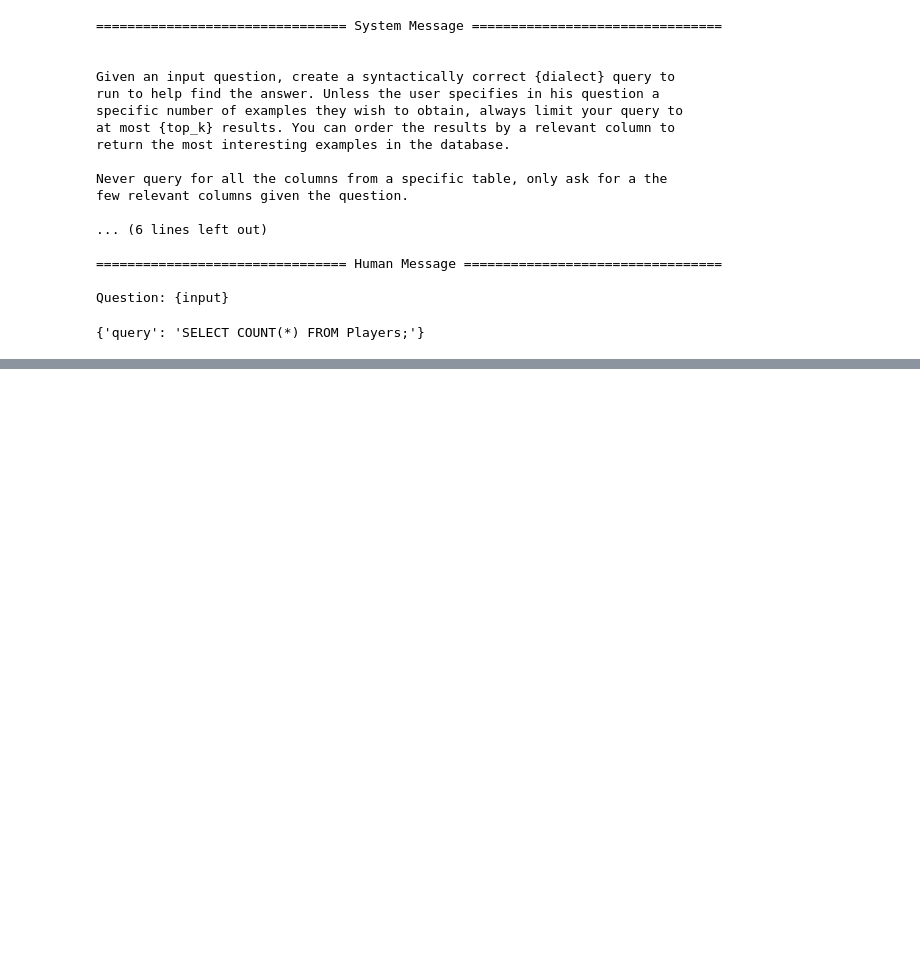
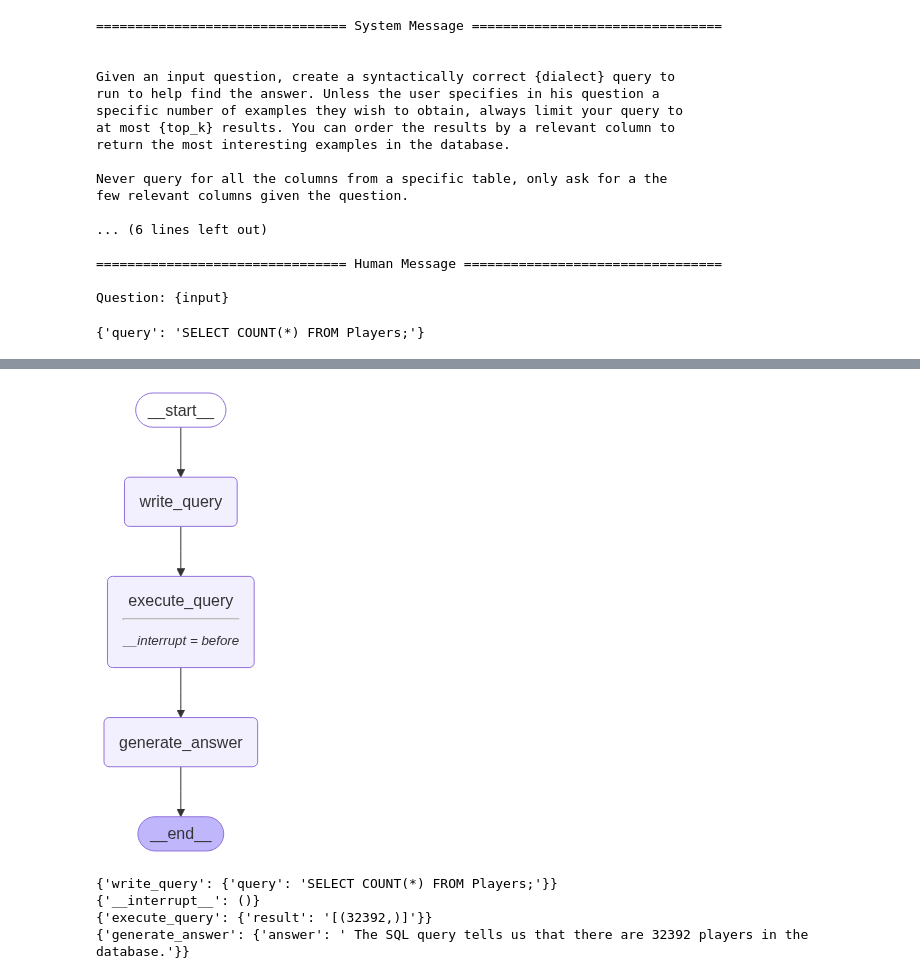
Before and after one commit to SnowHana/toelo, a Jupyter notebook: src/toelo/sql_qa.ipynb, the cells around one changed output, grey strips where cells are left out. Drawn from its saved outputs; the diff is of its cells as text; code cells hidden in the pictures; blank space fills up the shorter version.

```diff
--- a/src/toelo/sql_qa.ipynb
+++ b/src/toelo/sql_qa.ipynb
@@ -129,0 +189,38 @@ write_query({"question" : "How many players exists in our database, you can use
+# %%
+# Human in loop to check?
+
+from langgraph.checkpoint.memory import MemorySaver
+
+memory = MemorySaver()
+graph = graph_builder.compile(checkpointer=memory, interrupt_before=["execute_query"])
+
+# Persistence need to specify a thread ID
+# So that we can continue the run after review
+config = {"configurable": {"thread_id": 1}}
+display(Image(graph.get_graph().draw_mermaid_png()))
+# %% [output]
+[figure, added]
+# %%
+for step in graph.stream(
+    {"question": "How many players exists in our database, you can use Players table"},
+    config,
+    stream_mode="updates",
+):
+    print(step)
+
+try:
+    user_approval = input("Do you want to execute query? y/n: ")
+except Exception:
+    user_approval = "n"
+
+if user_approval.lower() == "y":
+    # Continue graph execution
+    for step in graph.stream(None, config, stream_mode="updates"):
+        print(step)
+else:
+    print("Operation Cancelled by user")
+# %% [output]
+{'write_query': {'query': 'SELECT COUNT(*) FROM Players;'}}
+{'__interrupt__': ()}
+{'execute_query': {'result': '[(32392,)]'}}
+{'generate_answer': {'answer': ' The SQL query tells us that there are 32392 players in the database.'}}
```
Also changed, not shown: parts of 5 cells of this notebook.
